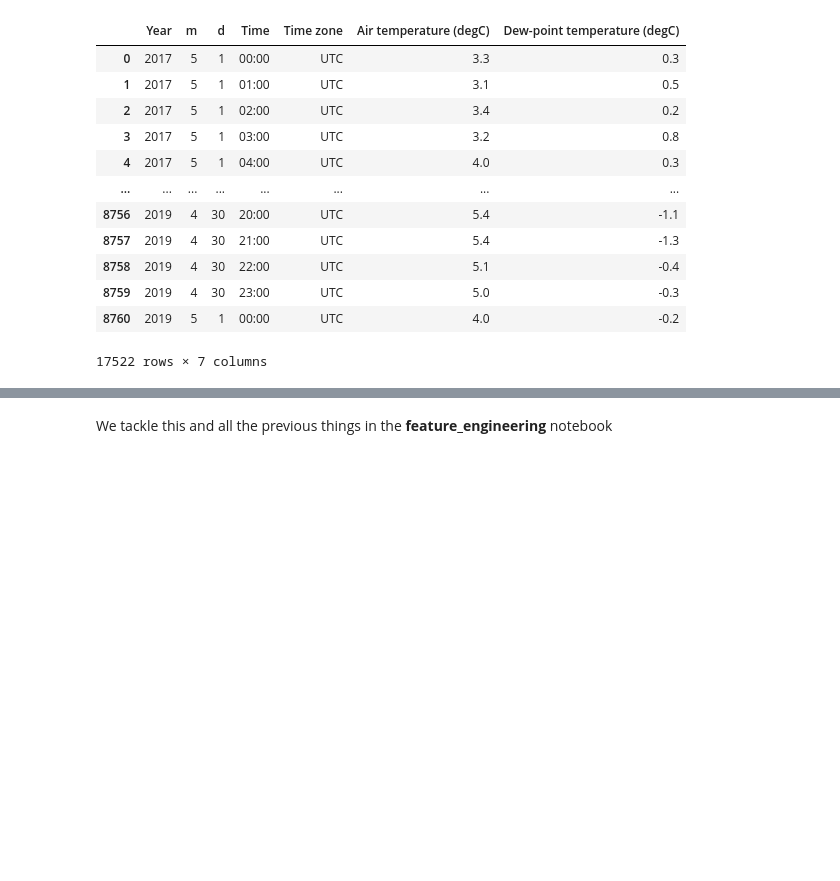
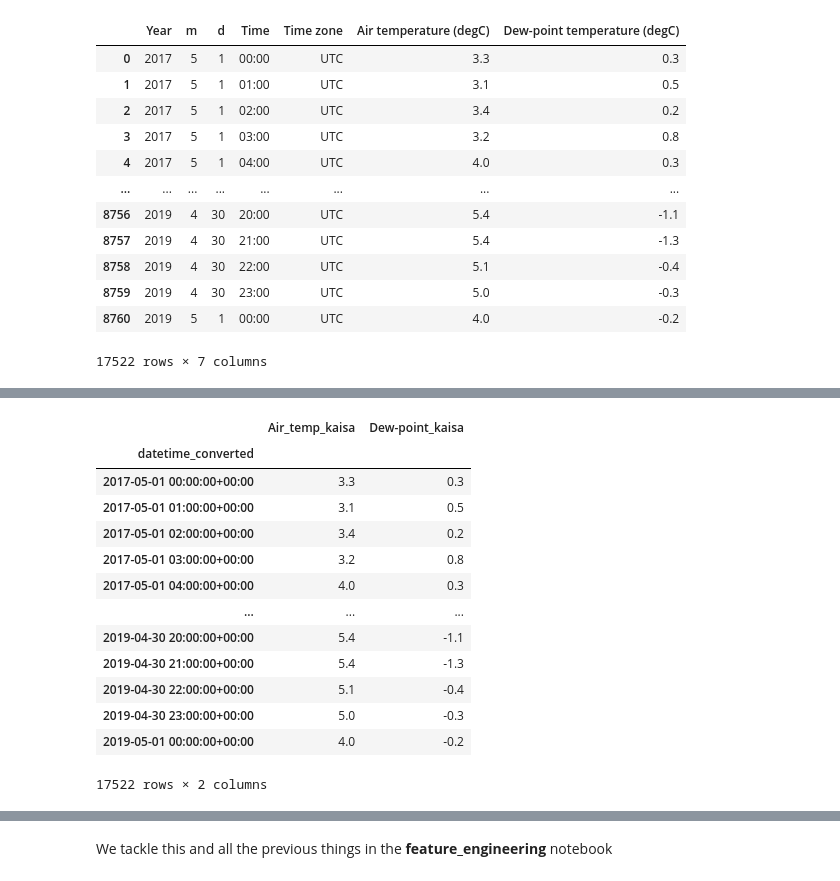
Before and after one commit to screwdriver66/solar_prod_suvilahti, a Jupyter notebook: data_analysis.ipynb, the cells around one changed output, grey strips where cells are left out. Drawn from its saved outputs; the diff is of its cells as text; code cells hidden in the pictures; blank space fills up the shorter version.

```diff
--- a/data_analysis.ipynb
+++ b/data_analysis.ipynb
@@ -390,0 +397,17 @@ slice_start = '2017-05-01'
+# %%
+df_kaisaniemi
+# %% [output]
+|  | Air_temp_kaisa | Dew-point_kaisa |
+| datetime_converted |  |  |
+| 2017-05-01 00:00:00+00:00 | 3.3 | 0.3 |
+| 2017-05-01 01:00:00+00:00 | 3.1 | 0.5 |
+| 2017-05-01 02:00:00+00:00 | 3.4 | 0.2 |
+| 2017-05-01 03:00:00+00:00 | 3.2 | 0.8 |
+| 2017-05-01 04:00:00+00:00 | 4.0 | 0.3 |
+| ... | ... | ... |
+| 2019-04-30 20:00:00+00:00 | 5.4 | -1.1 |
+| 2019-04-30 21:00:00+00:00 | 5.4 | -1.3 |
+| 2019-04-30 22:00:00+00:00 | 5.1 | -0.4 |
+| 2019-04-30 23:00:00+00:00 | 5.0 | -0.3 |
+| 2019-05-01 00:00:00+00:00 | 4.0 | -0.2 |
+17522 rows × 2 columns
```
Also changed, not shown: parts of 9 cells of this notebook.
